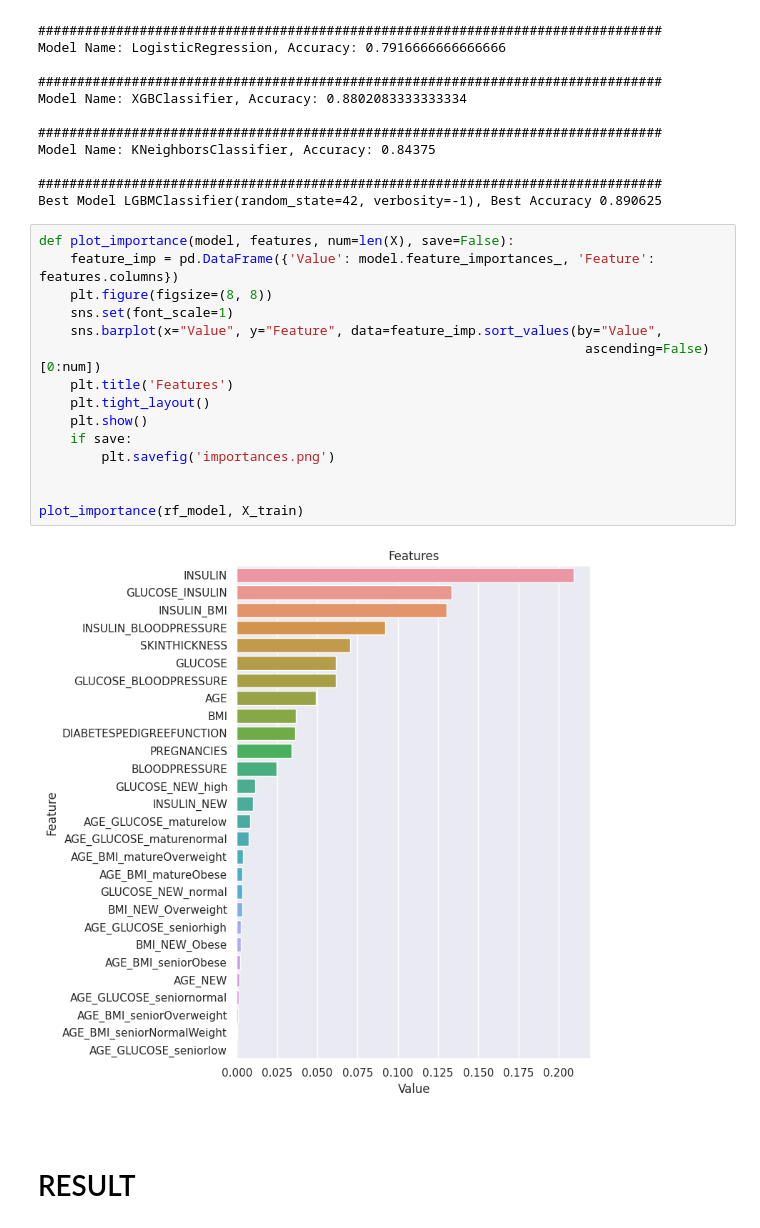
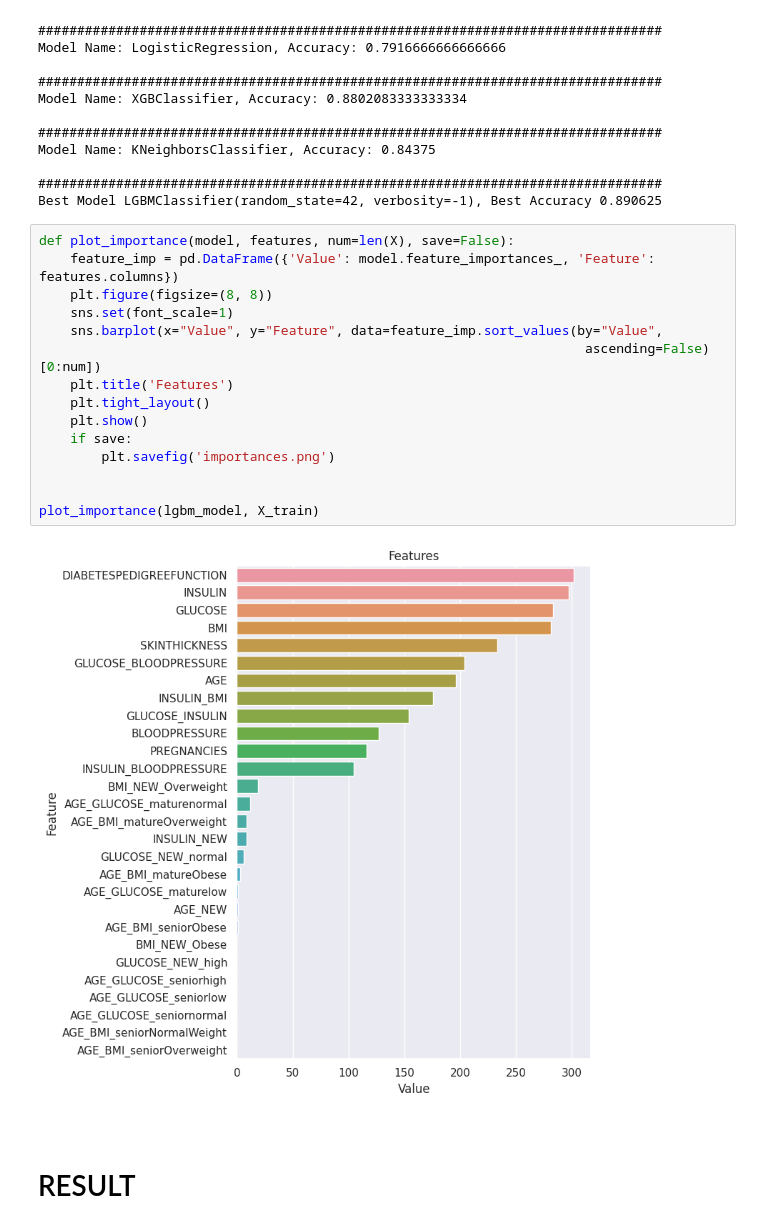
Before and after one commit to sevdanurcopur/Diabetes-, a Jupyter notebook: eda-feature-engineering-0-89.ipynb, the cells around one changed output. Saved outputs shown, nothing was run; the diff lists cells and outputs as text.

```diff
--- a/eda-feature-engineering-0-89.ipynb
+++ b/eda-feature-engineering-0-89.ipynb
@@ -617,20 +617,20 @@ Best Model LGBMClassifier(random_state=42, verbosity=-1), Best Accuracy 0.890625
 # %%
 def plot_importance(model, features, num=len(X), save=False):
     feature_imp = pd.DataFrame({'Value': model.feature_importances_, 'Feature': features.columns})
     plt.figure(figsize=(8, 8))
     sns.set(font_scale=1)
     sns.barplot(x="Value", y="Feature", data=feature_imp.sort_values(by="Value",
                                                                       ascending=False)[0:num])
     plt.title('Features')
     plt.tight_layout()
     plt.show()
     if save:
         plt.savefig('importances.png')
 
 
-plot_importance(rf_model, X_train)
+plot_importance(lgbm_model, X_train)
 # %% [output]
-[figure, old version]
+[figure, new version]
 # %% [markdown]
 <a id = "19"></a><br>
 
```
Also changed, not shown: parts of 1 cell of this notebook.
